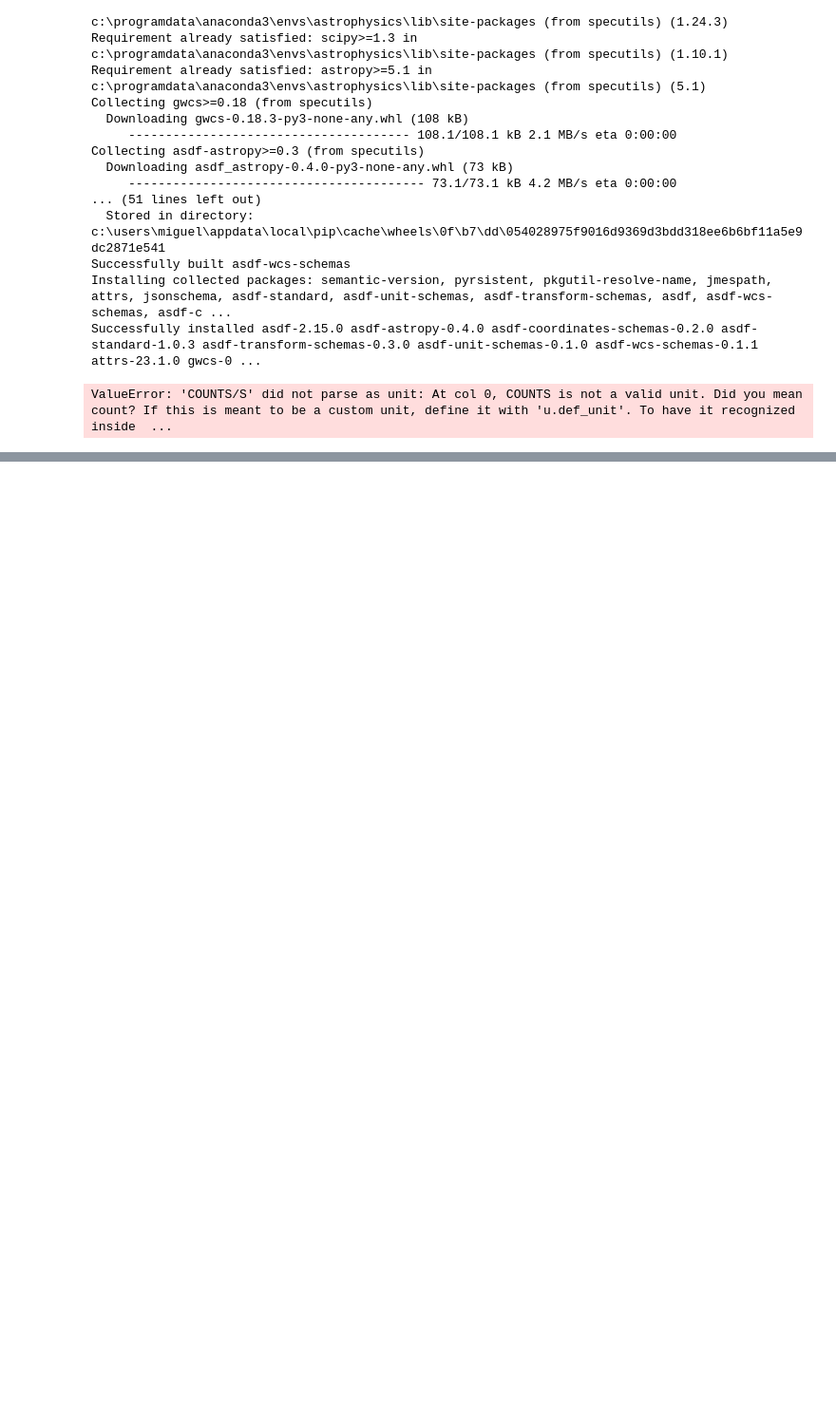
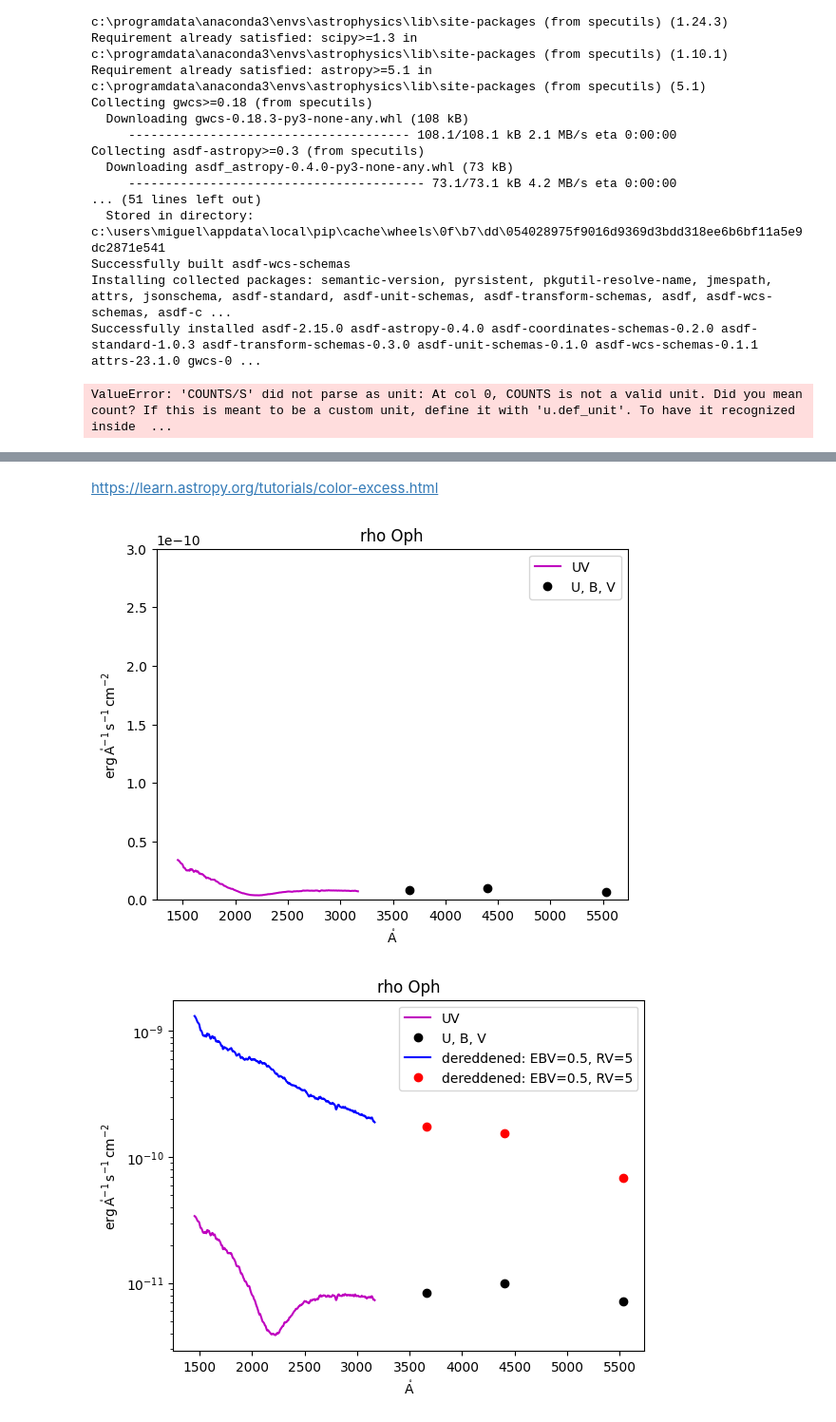
Before and after one commit to mapsm12/GETspectrum, a Jupyter notebook: RBMEASURE.ipynb, the cells around one changed output, grey strips where cells are left out. Shown: that part at 95% size. Drawn from its saved outputs; the diff is of its cells as text; code cells hidden in the pictures; blank space fills up the shorter version.

```diff
--- a/RBMEASURE.ipynb
+++ b/RBMEASURE.ipynb
@@ -1271,0 +1410,67 @@ ValueError: 'COUNTS/S' did not parse as unit: At col 0, COUNTS is not a valid un
+# %% [markdown]
+https://learn.astropy.org/tutorials/color-excess.html
+# %%
+t_lwr = Table.read('mastDownload\\WUPPE\\hd147888_454310_2\\hd147888_454310_2_hw_vo.fits')
+t_lwr
+
+wav_UV = t_lwr['WAVE'][0,].quantity
+UVflux = t_lwr['FLUX'][0,].quantity
+
+custom_query = Simbad()
+custom_query.add_votable_fields('fluxdata(U)','fluxdata(B)','fluxdata(V)')
+phot_table=custom_query.query_object('HD 147888')
+Umag=phot_table['FLUX_U']
+Bmag=phot_table['FLUX_B']
+Vmag=phot_table['FLUX_V']
+
+wav_U = 0.3660 * u.micron
+zeroflux_U_nu = 1.81E-23 * u.Watt/(u.m*u.m*u.Hz)
+wav_B = 0.4400 * u.micron
+zeroflux_B_nu = 4.26E-23 * u.Watt/(u.m*u.m*u.Hz)
+wav_V = 0.5530 * u.micron
+zeroflux_V_nu = 3.64E-23 * u.Watt/(u.m*u.m*u.Hz)
+
+zeroflux_U = zeroflux_U_nu.to(u.erg/u.AA/u.cm/u.cm/u.s,
+                              equivalencies=u.spectral_density(wav_U))
+zeroflux_B = zeroflux_B_nu.to(u.erg/u.AA/u.cm/u.cm/u.s,
+                              equivalencies=u.spectral_density(wav_B))
+zeroflux_V = zeroflux_V_nu.to(u.erg/u.AA/u.cm/u.cm/u.s,
+                              equivalencies=u.spectral_density(wav_V))
+
+Uflux = zeroflux_U * 10.**(-0.4*Umag)
+Bflux = zeroflux_B * 10.**(-0.4*Bmag)
+Vflux = zeroflux_V * 10.**(-0.4*Vmag)
+
+astropy.visualization.quantity_support()
+
+plt.plot(wav_UV,UVflux,'m',label='UV')
+plt.plot(wav_V,Vflux,'ko',label='U, B, V')
+plt.plot(wav_B,Bflux,'ko')
+plt.plot(wav_U,Uflux,'ko')
+plt.legend(loc='best')
+plt.ylim(0,3E-10)
+plt.title('rho Oph')
+plt.show()
+
+Rv = 5.0  # Usually around 3, but about 5 for this star.
+Ebv = 0.5
+ext = F99(Rv=Rv)
+
+plt.semilogy(wav_UV,UVflux,'m',label='UV')
+plt.semilogy(wav_V,Vflux,'ko',label='U, B, V')
+plt.semilogy(wav_B,Bflux,'ko')
+plt.semilogy(wav_U,Uflux,'ko')
+
+plt.semilogy(wav_UV,UVflux/ext.extinguish(wav_UV,Ebv=Ebv),'b',
+             label='dereddened: EBV=0.5, RV=5')
+plt.semilogy(wav_V,Vflux/ext.extinguish(wav_V,Ebv=Ebv),'ro',
+             label='dereddened: EBV=0.5, RV=5')
+plt.semilogy(wav_B,Bflux/ext.extinguish(wav_B,Ebv=Ebv),'ro')
+plt.semilogy(wav_U,Uflux/ext.extinguish(wav_U,Ebv=Ebv),'ro')
+
+plt.legend(loc='best')
+plt.title('rho Oph')
+plt.show()
+# %% [output]
+[figure, added]
+[figure, added]
```
Also changed, not shown: parts of 25 cells of this notebook, 28 other files.
